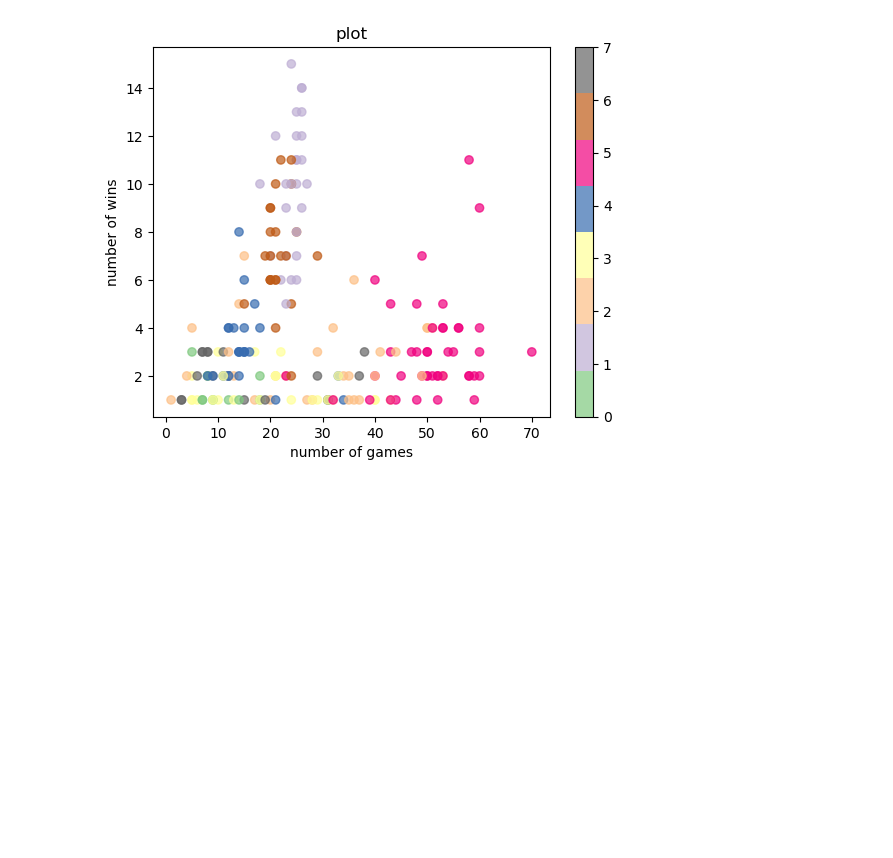
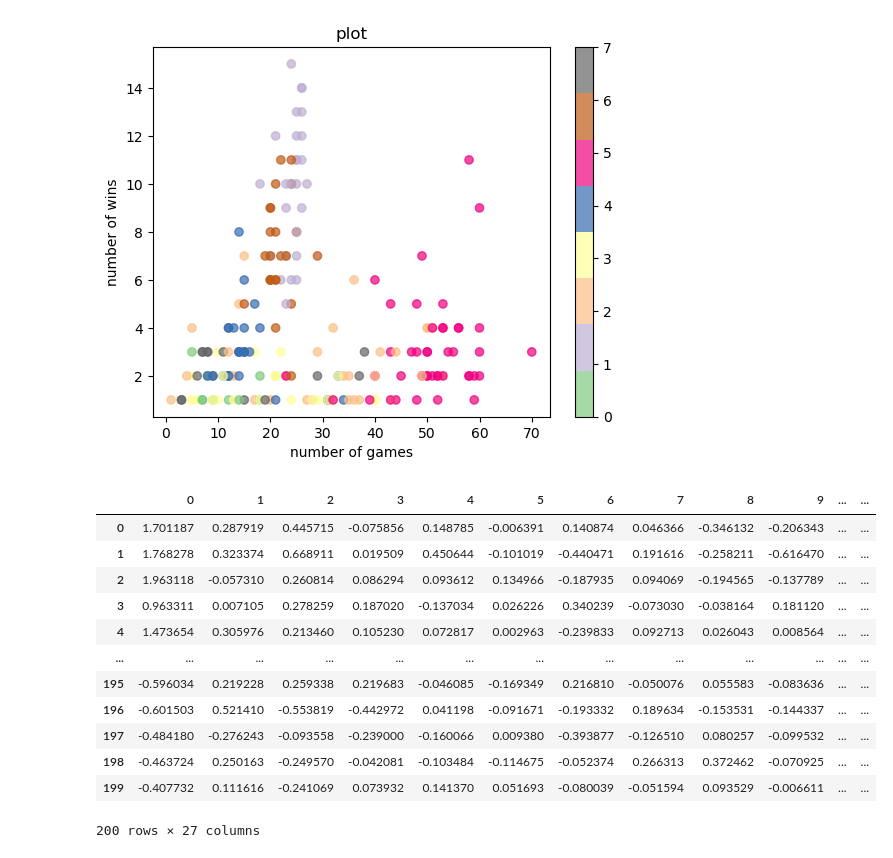
Before and after one commit to yuasa-windows/Clustering-house, a Jupyter notebook: dimentionality_reduction_base.ipynb, the cells around one changed output. Saved outputs shown, nothing was run; the diff lists cells and outputs as text; code cells hidden in the pictures; blank space fills up the shorter version.

```diff
--- a/dimentionality_reduction_base.ipynb
+++ b/dimentionality_reduction_base.ipynb
@@ -84,3 +84,23 @@ Cluster 5: n = 43
 Cluster 6: n = 23
 Cluster 7: n = 16
 [figure]
+# %%
+from sklearn.decomposition import PCA
+pca = PCA(random_state=42)
+pca.fit(df_features_mm)
+score = pd.DataFrame(pca.transform(df_features_mm), index=df_features.index)
+score
+# %% [output]
+|  | 0 | 1 | 2 | 3 | 4 | 5 | 6 | 7 | 8 | 9 | ... | ... |
+| 0 | 1.701187 | 0.287919 | 0.445715 | -0.075856 | 0.148785 | -0.006391 | 0.140874 | 0.046366 | -0.346132 | -0.206343 | ... | ... |
+| 1 | 1.768278 | 0.323374 | 0.668911 | 0.019509 | 0.450644 | -0.101019 | -0.440471 | 0.191616 | -0.258211 | -0.616470 | ... | ... |
+| 2 | 1.963118 | -0.057310 | 0.260814 | 0.086294 | 0.093612 | 0.134966 | -0.187935 | 0.094069 | -0.194565 | -0.137789 | ... | ... |
+| 3 | 0.963311 | 0.007105 | 0.278259 | 0.187020 | -0.137034 | 0.026226 | 0.340239 | -0.073030 | -0.038164 | 0.181120 | ... | ... |
+| 4 | 1.473654 | 0.305976 | 0.213460 | 0.105230 | 0.072817 | 0.002963 | -0.239833 | 0.092713 | 0.026043 | 0.008564 | ... | ... |
+| ... | ... | ... | ... | ... | ... | ... | ... | ... | ... | ... | ... | ... |
+| 195 | -0.596034 | 0.219228 | 0.259338 | 0.219683 | -0.046085 | -0.169349 | 0.216810 | -0.050076 | 0.055583 | -0.083636 | ... | ... |
+| 196 | -0.601503 | 0.521410 | -0.553819 | -0.442972 | 0.041198 | -0.091671 | -0.193332 | 0.189634 | -0.153531 | -0.144337 | ... | ... |
+| 197 | -0.484180 | -0.276243 | -0.093558 | -0.239000 | -0.160066 | 0.009380 | -0.393877 | -0.126510 | 0.080257 | -0.099532 | ... | ... |
+| 198 | -0.463724 | 0.250163 | -0.249570 | -0.042081 | -0.103484 | -0.114675 | -0.052374 | 0.266313 | 0.372462 | -0.070925 | ... | ... |
+| 199 | -0.407732 | 0.111616 | -0.241069 | 0.073932 | 0.141370 | 0.051693 | -0.080039 | -0.051594 | 0.093529 | -0.006611 | ... | ... |
+200 rows × 27 columns
```
Also changed, not shown: parts of 7 cells of this notebook.
